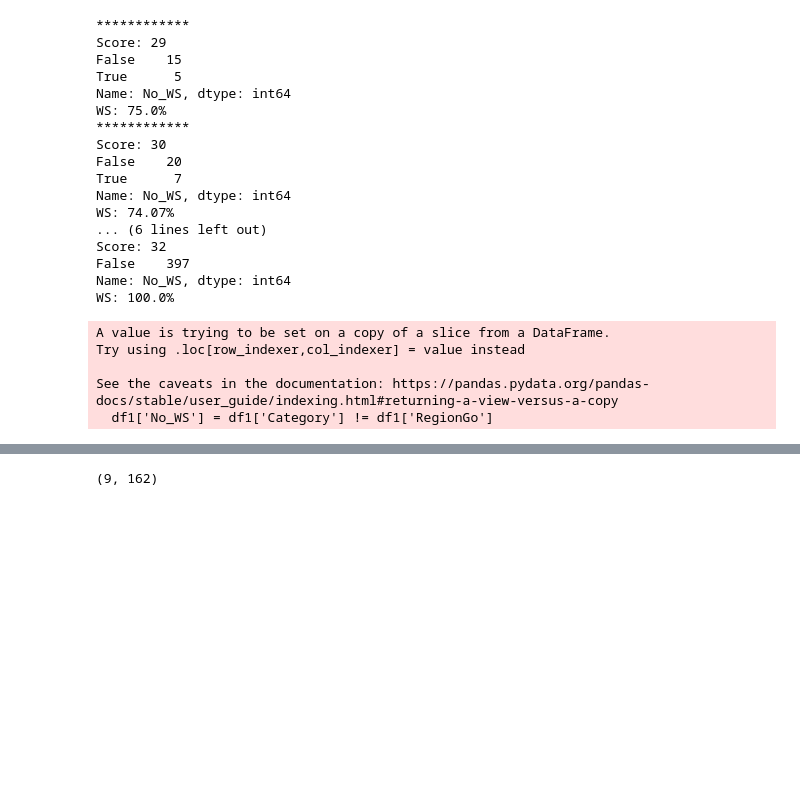
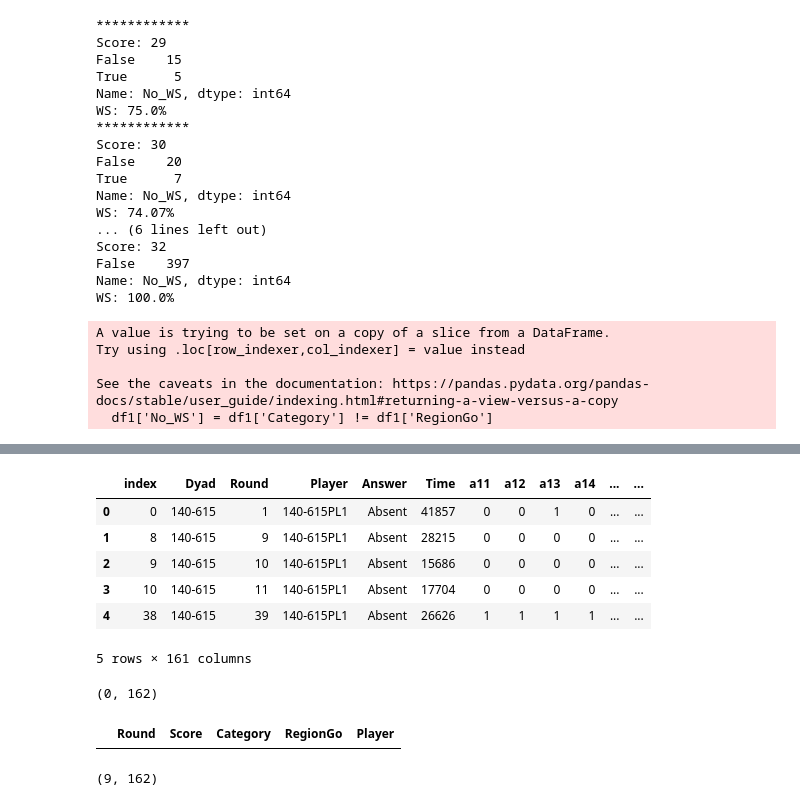
Before and after one commit to Slendercoder/DCL-DataAnalysis, a Jupyter notebook: Python codes/exploring_frequencies.ipynb, the cells around one changed output, grey strips where cells are left out. Drawn from its saved outputs; the diff is of its cells as text; code cells hidden in the pictures; blank space fills up the shorter version.

```diff
--- a/Python codes/exploring_frequencies.ipynb
+++ b/Python codes/exploring_frequencies.ipynb
@@ -116,0 +121,3 @@ df5.to_csv('humans_only_absent_perfect.csv', index=False)
+# %%
+parejas = dict(zip([(df4['Round'].iloc[i], df4['Player'].iloc[i]) for i in range(len(df4))], df4['Category']))
+parejas
@@ -117,3 +141,34 @@ df5.to_csv('humans_only_absent_perfect.csv', index=False)
+# %%
+def get_reg_go(x):
+
+    r = x['Round']
+    p = x['Player']
+    if (r, p) in parejas.keys():
+        return parejas[(r, p)]
+    else:
+        return x['RegionGo']
+
+df['RegionGo'] = df.apply(lambda x: get_reg_go(x), axis=1)
+df.head()
+# %% [output]
+|  | index | Dyad | Round | Player | Answer | Time | a11 | a12 | a13 | a14 | ... | ... |
+| 0 | 0 | 140-615 | 1 | 140-615PL1 | Absent | 41857 | 0 | 0 | 1 | 0 | ... | ... |
+| 1 | 8 | 140-615 | 9 | 140-615PL1 | Absent | 28215 | 0 | 0 | 0 | 0 | ... | ... |
+| 2 | 9 | 140-615 | 10 | 140-615PL1 | Absent | 15686 | 0 | 0 | 0 | 0 | ... | ... |
+| 3 | 10 | 140-615 | 11 | 140-615PL1 | Absent | 17704 | 0 | 0 | 0 | 0 | ... | ... |
+| 4 | 38 | 140-615 | 39 | 140-615PL1 | Absent | 26626 | 1 | 1 | 1 | 1 | ... | ... |
+5 rows × 161 columns
+# %%
+df3 = df.query('(Score==31)|(Score==32)')
+df3 = df3.query('Category!="RS"')
+df3['No_WS'] = df3['Category'] != df3['RegionGo']
+df3 = df3[df3['No_WS']]
+print(df3.shape)
+df4 = df3[['Round', 'Score', 'Category', 'RegionGo', 'Player']]
+df4
+# %% [output]
+(0, 162)
+|  | Round | Score | Category | RegionGo | Player |
 # %%
 def crea_region(r, cols):
 
```
Also changed, not shown: parts of 4 cells of this notebook, 3 other files.
